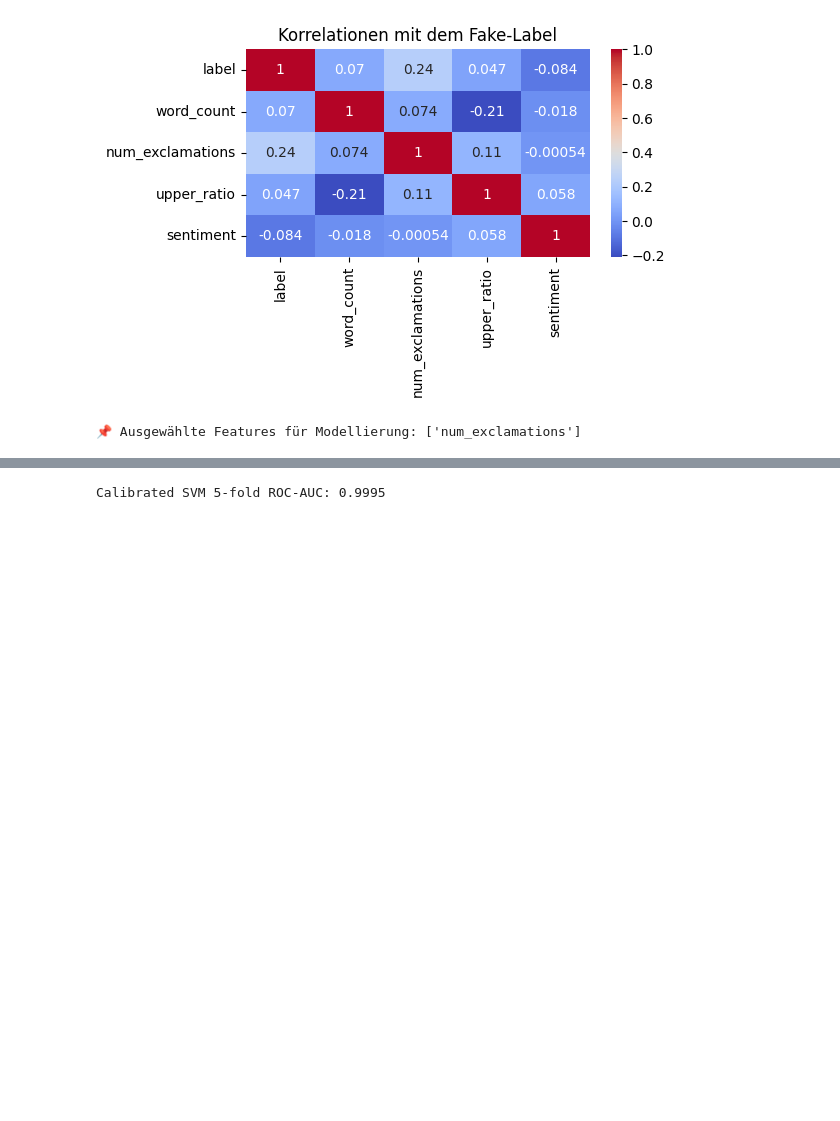
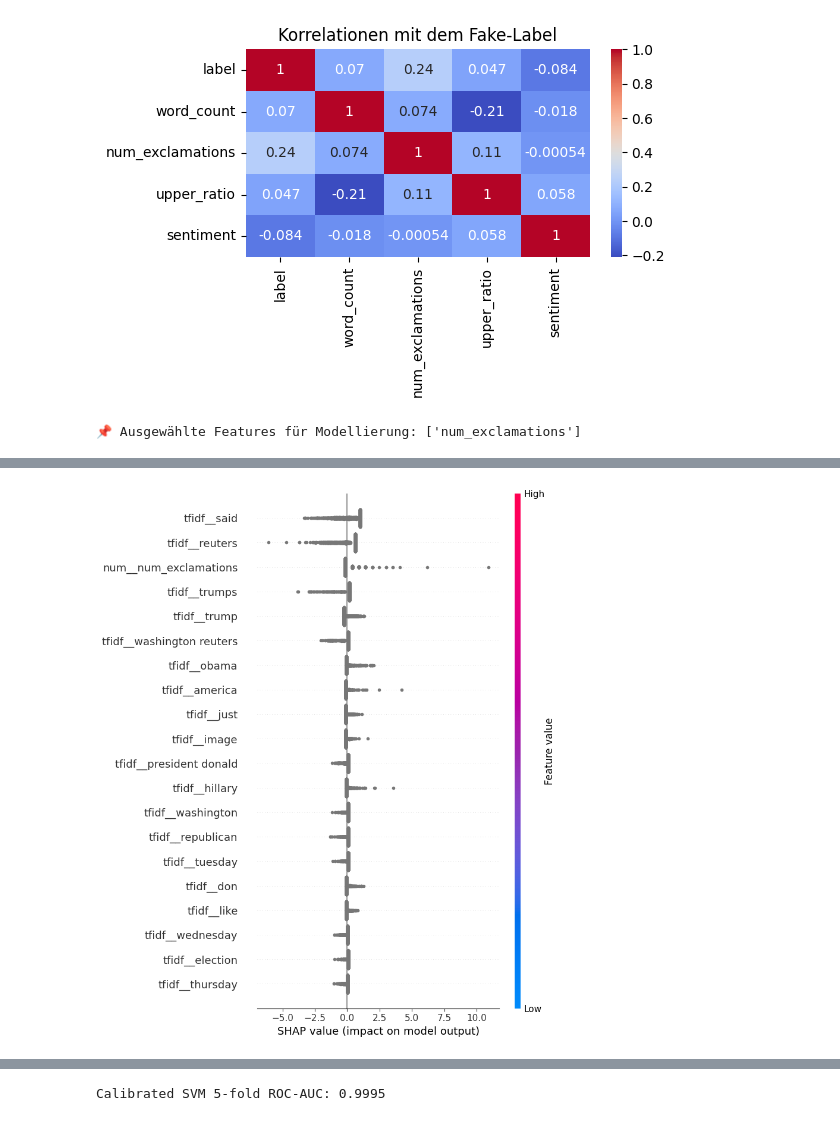
Before and after one commit to Dilan123456/Python_Basiscs_FakeNews_Classification, a Jupyter notebook: FakeNewsDetection_RF_TFIDF_v1.0.ipynb, the cells around one changed output, grey strips where cells are left out. Drawn from its saved outputs; the diff is of its cells as text; code cells hidden in the pictures; blank space fills up the shorter version.

```diff
--- a/FakeNewsDetection_RF_TFIDF_v1.0.ipynb
+++ b/FakeNewsDetection_RF_TFIDF_v1.0.ipynb
@@ -475,0 +800,23 @@ weighted avg       0.99      0.99      0.99      7713
+# %%
+import shap, numpy as np
+shap.initjs()
+
+# Sample für Geschwindigkeit
+sample_size = min(800, len(X_test))
+X_sample    = X_test.sample(sample_size, random_state=0)
+
+# Aufbereitete Inputs & Modell extrahieren
+prep           = best_model.named_steps["prep"]
+clf            = best_model.named_steps["clf"]
+X_enc          = prep.transform(X_sample)         # sparse/dense Matrix (TF‑IDF + numerisch)
+feature_names  = prep.get_feature_names_out()     # automatische Namen aller Features
+
+# SHAP erklären
+explainer      = shap.Explainer(clf, X_enc, feature_names=feature_names)
+shap_values    = explainer(X_enc)
+
+# Visualisierung der globalen Feature-Wichtigkeit
+shap.summary_plot(shap_values, X_enc,
+                  feature_names=feature_names,
+                  max_display=20)
+# %% [output]
@@ -475,0 +824 @@ weighted avg       0.99      0.99      0.99      7713
+[figure, added]
```
Also changed, not shown: parts of 71 cells of this notebook.
